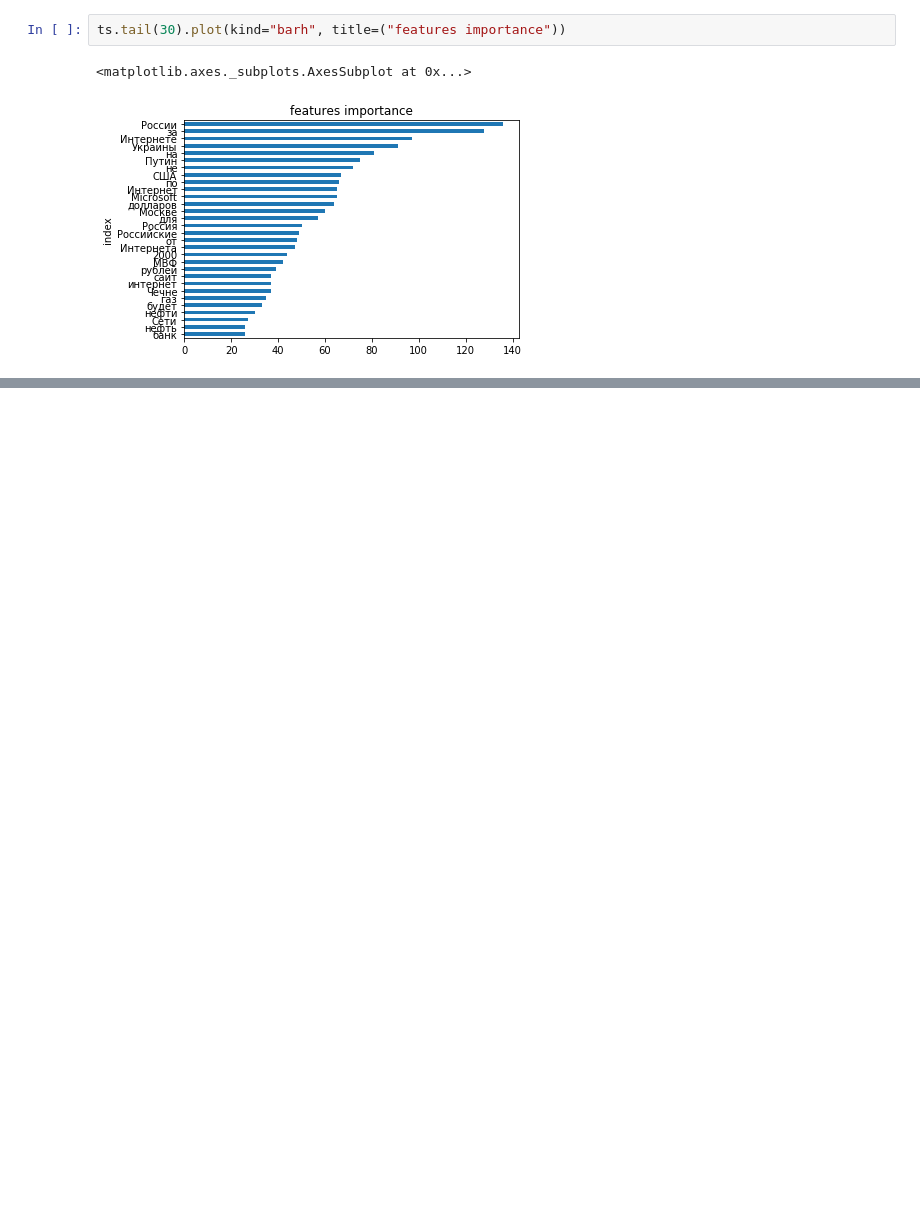
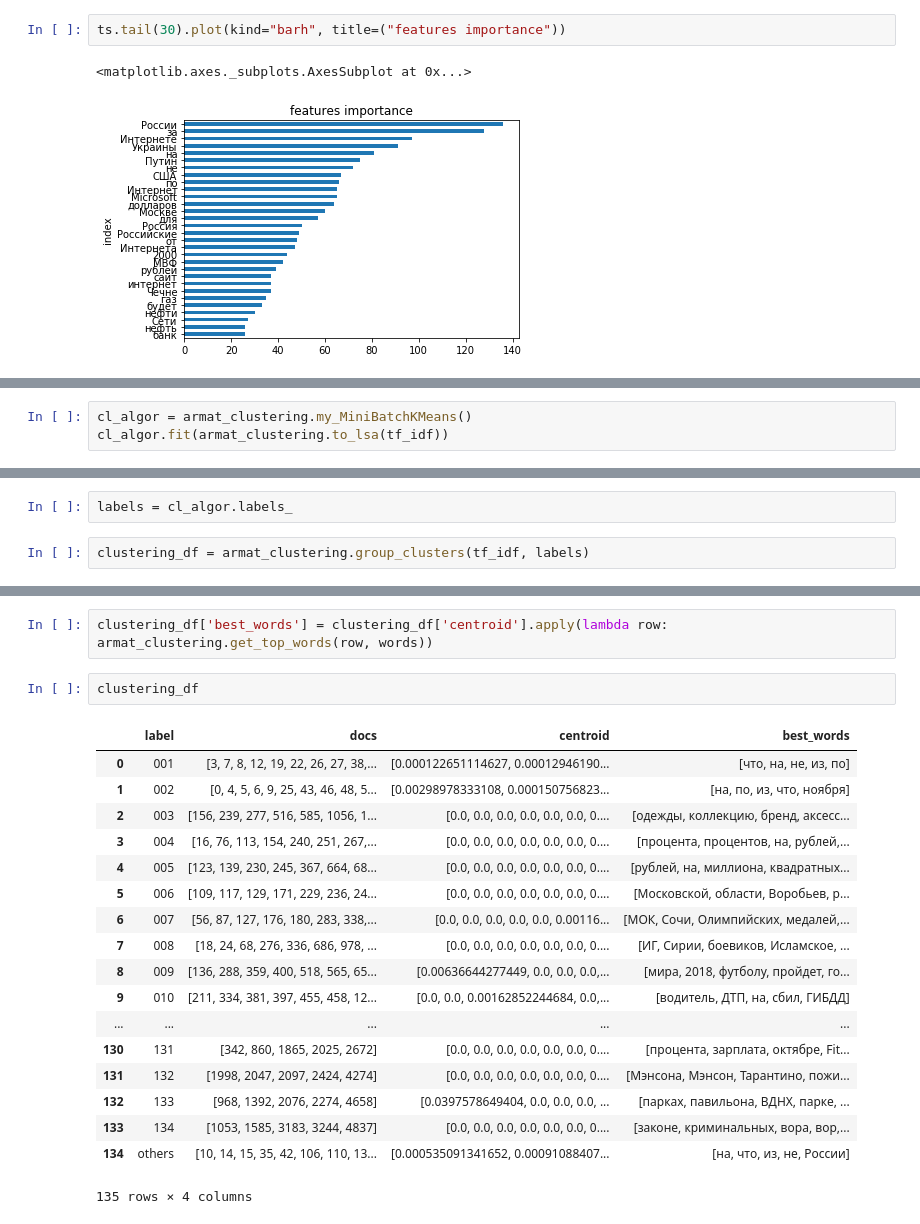
Before and after one commit to rfzu/lenta_clisterize, a Jupyter notebook: lenta_clusterize.ipynb, the cells around one changed output, grey strips where cells are left out. Drawn from its saved outputs; the diff is of its cells as text; blank space fills up the shorter version.

Commit message:
Add files via upload
add clustering

```diff
--- a/lenta_clusterize.ipynb
+++ b/lenta_clusterize.ipynb
@@ -250,0 +348,3 @@ Name: 2, dtype: object
+# %%
+cl_algor = armat_clustering.my_MiniBatchKMeans()
+cl_algor.fit(armat_clustering.to_lsa(tf_idf))
@@ -250,0 +356,4 @@ Name: 2, dtype: object
+# %%
+labels = cl_algor.labels_
+# %%
+clustering_df = armat_clustering.group_clusters(tf_idf, labels)
@@ -250,0 +381,23 @@ Name: 2, dtype: object
+# %%
+clustering_df['best_words'] = clustering_df['centroid'].apply(lambda row: armat_clustering.get_top_words(row, words))
+# %%
+clustering_df
+# %% [output]
+|  | label | docs | centroid | best_words |
+| 0 | 001 | [3, 7, 8, 12, 19, 22, 26, 27, 38,... | [0.000122651114627, 0.00012946190... | [что, на, не, из, по] |
+| 1 | 002 | [0, 4, 5, 6, 9, 25, 43, 46, 48, 5... | [0.00298978333108, 0.000150756823... | [на, по, из, что, ноября] |
+| 2 | 003 | [156, 239, 277, 516, 585, 1056, 1... | [0.0, 0.0, 0.0, 0.0, 0.0, 0.0, 0.... | [одежды, коллекцию, бренд, аксесс... |
+| 3 | 004 | [16, 76, 113, 154, 240, 251, 267,... | [0.0, 0.0, 0.0, 0.0, 0.0, 0.0, 0.... | [процента, процентов, на, рублей,... |
+| 4 | 005 | [123, 139, 230, 245, 367, 664, 68... | [0.0, 0.0, 0.0, 0.0, 0.0, 0.0, 0.... | [рублей, на, миллиона, квадратных... |
+| 5 | 006 | [109, 117, 129, 171, 229, 236, 24... | [0.0, 0.0, 0.0, 0.0, 0.0, 0.0, 0.... | [Московской, области, Воробьев, р... |
+| 6 | 007 | [56, 87, 127, 176, 180, 283, 338,... | [0.0, 0.0, 0.0, 0.0, 0.0, 0.00116... | [МОК, Сочи, Олимпийских, медалей,... |
+| 7 | 008 | [18, 24, 68, 276, 336, 686, 978, ... | [0.0, 0.0, 0.0, 0.0, 0.0, 0.0, 0.... | [ИГ, Сирии, боевиков, Исламское, ... |
+| 8 | 009 | [136, 288, 359, 400, 518, 565, 65... | [0.00636644277449, 0.0, 0.0, 0.0,... | [мира, 2018, футболу, пройдет, го... |
+| 9 | 010 | [211, 334, 381, 397, 455, 458, 12... | [0.0, 0.0, 0.00162852244684, 0.0,... | [водитель, ДТП, на, сбил, ГИБДД] |
+| ... | ... | ... | ... | ... |
+| 130 | 131 | [342, 860, 1865, 2025, 2672] | [0.0, 0.0, 0.0, 0.0, 0.0, 0.0, 0.... | [процента, зарплата, октябре, Fit... |
+| 131 | 132 | [1998, 2047, 2097, 2424, 4274] | [0.0, 0.0, 0.0, 0.0, 0.0, 0.0, 0.... | [Мэнсона, Мэнсон, Тарантино, пожи... |
+| 132 | 133 | [968, 1392, 2076, 2274, 4658] | [0.0397578649404, 0.0, 0.0, 0.0, ... | [парках, павильона, ВДНХ, парке, ... |
+| 133 | 134 | [1053, 1585, 3183, 3244, 4837] | [0.0, 0.0, 0.0, 0.0, 0.0, 0.0, 0.... | [законе, криминальных, вора, вор,... |
+| 134 | others | [10, 14, 15, 35, 42, 106, 110, 13... | [0.000535091341652, 0.00091088407... | [на, что, из, не, России] |
+135 rows × 4 columns
```
Also changed, not shown: parts of 44 cells of this notebook, 1 other file.
